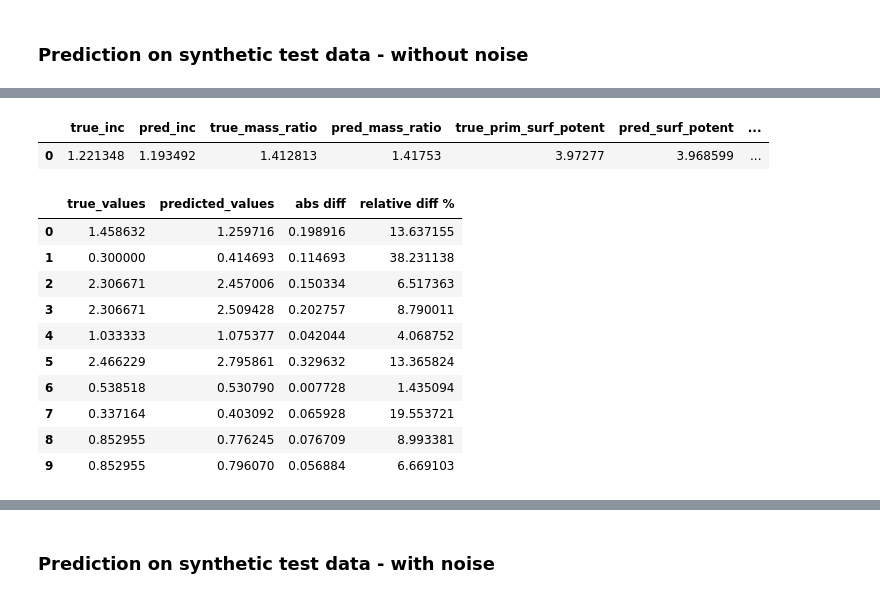
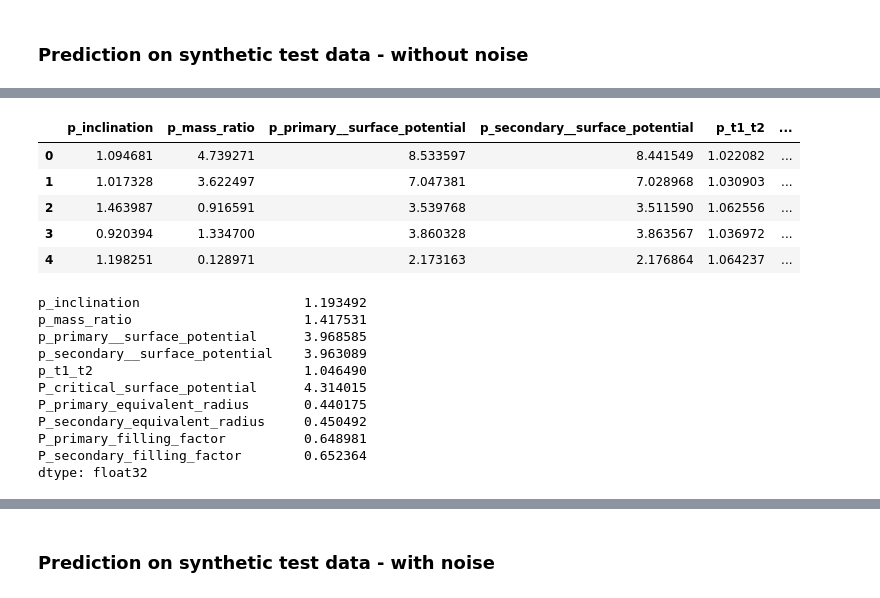
Before and after one commit to AdriNemcikova/DP, a Jupyter notebook: over_all_parameters_model.ipynb, the cells around one changed output, grey strips where cells are left out. Saved outputs shown, nothing was run; the diff lists cells and outputs as text; code cells hidden in the pictures.

```diff
--- a/over_all_parameters_model.ipynb
+++ b/over_all_parameters_model.ipynb
@@ -370,6 +168,0 @@ avg_df = pd.DataFrame.from_dict(avg_dict)
-# %%
-# Blok 23 - ukazka dat
-avg_df
-# %% [output]
-|  | true_inc | pred_inc | true_mass_ratio | pred_mass_ratio | true_prim_surf_potent | pred_surf_potent | ... |
-| 0 | 1.221348 | 1.193492 | 1.412813 | 1.41753 | 3.97277 | 3.968599 | ... |
@@ -399,15 +169,39 @@ comp = pd.DataFrame(columns=cols,data={"true_values": true_sample.flatten(),
-# %%
-# Blok 26 - ukazka porovnnia
-comp
-# %% [output]
-|  | true_values | predicted_values | abs diff | relative diff % |
-| 0 | 1.458632 | 1.259716 | 0.198916 | 13.637155 |
-| 1 | 0.300000 | 0.414693 | 0.114693 | 38.231138 |
-| 2 | 2.306671 | 2.457006 | 0.150334 | 6.517363 |
-| 3 | 2.306671 | 2.509428 | 0.202757 | 8.790011 |
-| 4 | 1.033333 | 1.075377 | 0.042044 | 4.068752 |
-| 5 | 2.466229 | 2.795861 | 0.329632 | 13.365824 |
-| 6 | 0.538518 | 0.530790 | 0.007728 | 1.435094 |
-| 7 | 0.337164 | 0.403092 | 0.065928 | 19.553721 |
-| 8 | 0.852955 | 0.776245 | 0.076709 | 8.993381 |
-| 9 | 0.852955 | 0.796070 | 0.056884 | 6.669103 |
+# %%
+# Blok 18 - vytvorenie df z predikcie
+pred_df = pd.DataFrame(y_pred,
+                        columns = [
+                            "p_inclination",
+                            "p_mass_ratio",
+                            "p_primary__surface_potential",
+                            "p_secondary__surface_potential",
+                            "p_t1_t2",
+                            "p_critical_surface_potential",
+                            "p_primary_equivalent_radius",
+                            "p_secondary_equivalent_radius",
+                            "p_primary_filling_factor",
+                            "p_secondary_filling_factor"
+                            ])
+pred_df.head()
+# %% [output]
+|  | p_inclination | p_mass_ratio | p_primary__surface_potential | p_secondary__surface_potential | p_t1_t2 | ... |
+| 0 | 1.094681 | 4.739271 | 8.533597 | 8.441549 | 1.022082 | ... |
+| 1 | 1.017328 | 3.622497 | 7.047381 | 7.028968 | 1.030903 | ... |
+| 2 | 1.463987 | 0.916591 | 3.539768 | 3.511590 | 1.062556 | ... |
+| 3 | 0.920394 | 1.334700 | 3.860328 | 3.863567 | 1.036972 | ... |
+| 4 | 1.198251 | 0.128971 | 2.173163 | 2.176864 | 1.064237 | ... |
+# %%
+# Blok 19 - vypocet priemernych hodnot
+pred_mean = pred_df.mean(axis=0)
+pred_mean
+# %% [output]
+p_inclination                     1.193492
+p_mass_ratio                      1.417531
+p_primary__surface_potential      3.968585
+p_secondary__surface_potential    3.963089
+p_t1_t2                           1.046490
+P_critical_surface_potential      4.314015
+P_primary_equivalent_radius       0.440175
+P_secondary_equivalent_radius     0.450492
+P_primary_filling_factor          0.648981
+P_secondary_filling_factor        0.652364
+dtype: float32
```
Also changed, not shown: parts of 30 cells of this notebook.
